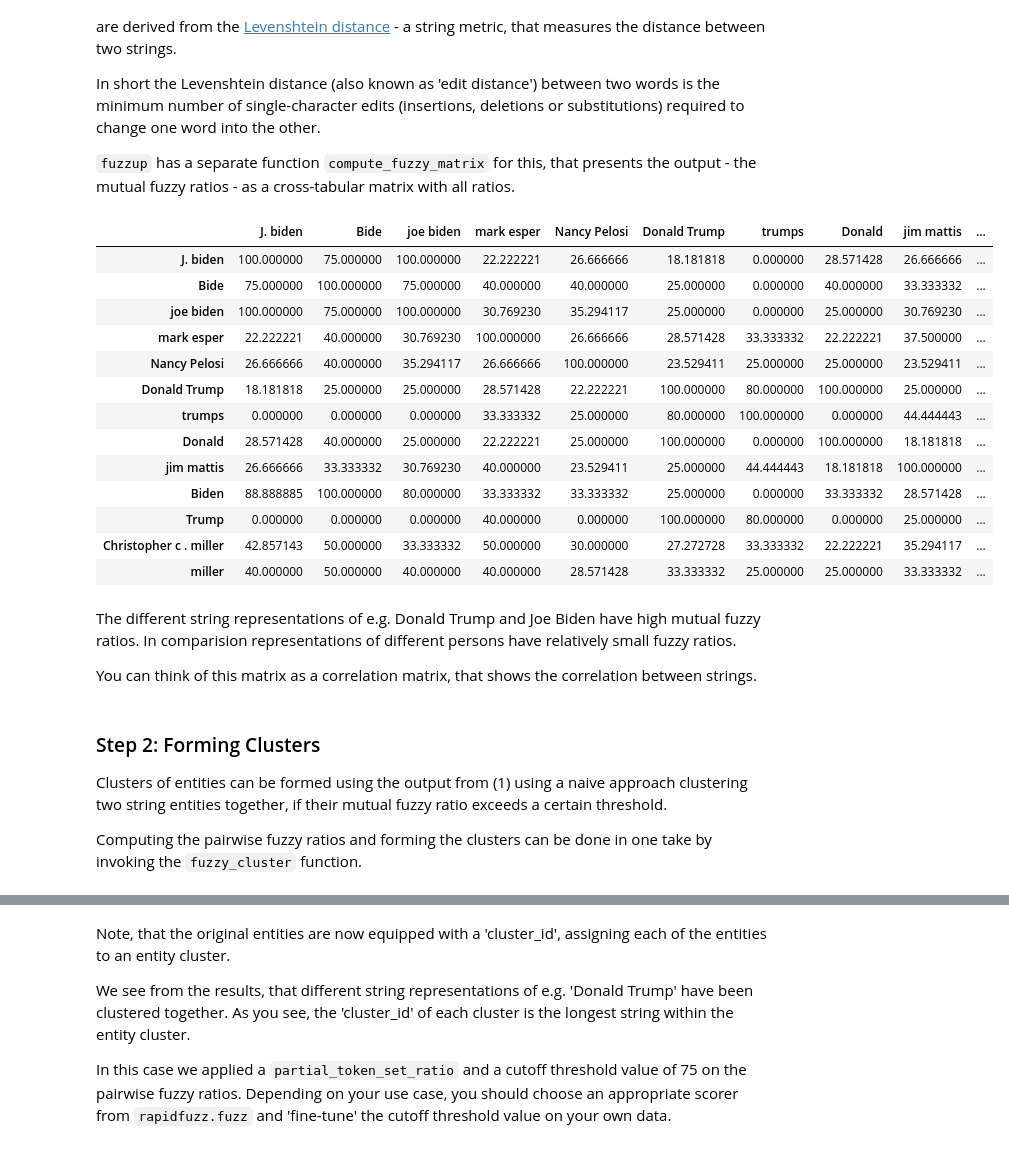
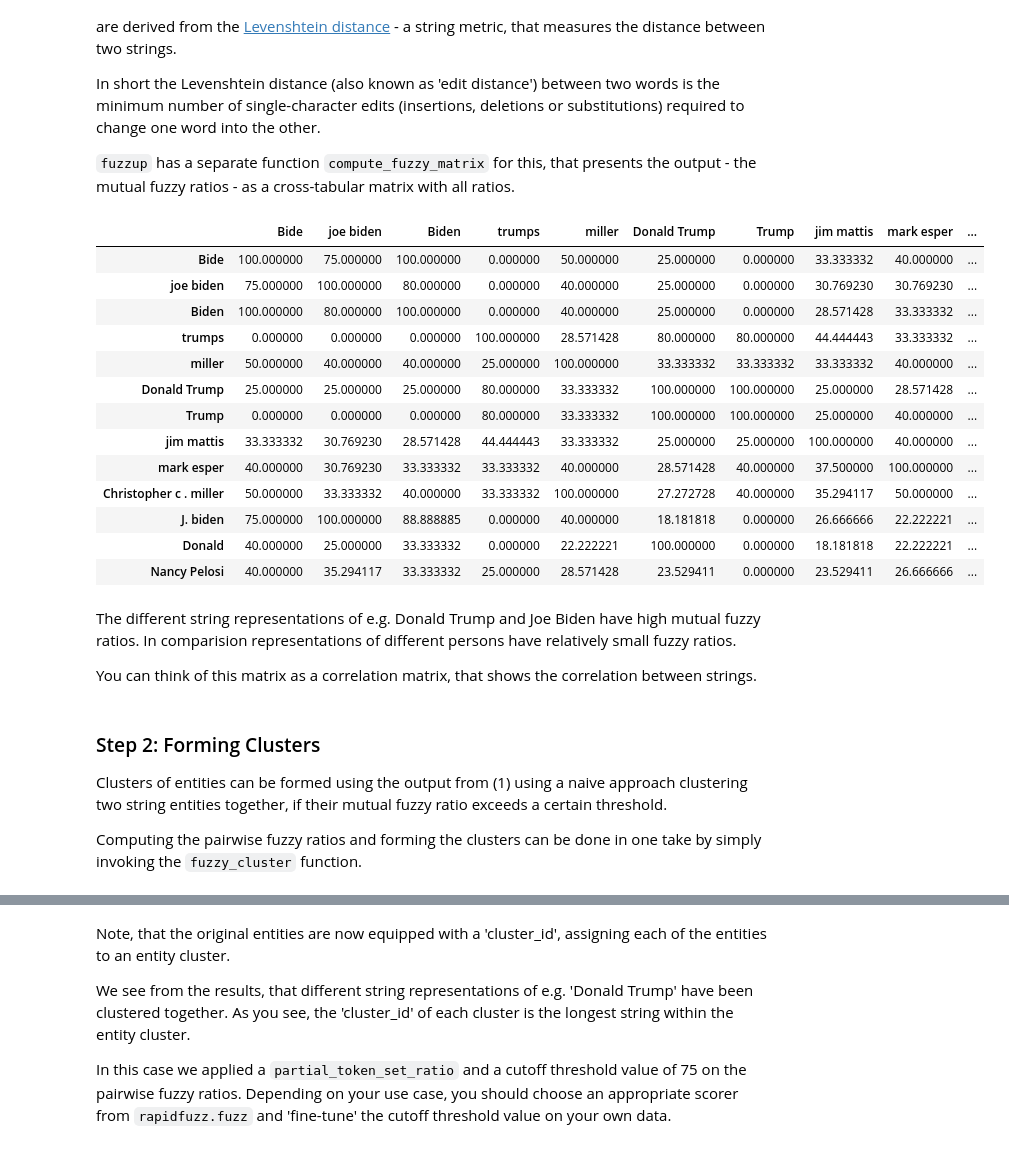
Before and after one commit to ebanalyse/fuzzup, a Jupyter notebook: docs/showcase.ipynb, the cells around one changed output, grey strips where cells are left out. Drawn from its saved outputs; the diff is of its cells as text; code cells hidden in the pictures.

```diff
--- a/docs/showcase.ipynb
+++ b/docs/showcase.ipynb
@@ -58,0 +34,3 @@ PERSONS_NER = PERSONS_NER.to_dict(orient="records")
+# %%
+PERSONS_NER = simulate_ner_data()
+pd.DataFrame.from_records(PERSONS_NER)
@@ -80,22 +77,23 @@ In short the Levenshtein distance (also known as 'edit distance') between two wo
 `fuzzup` has a separate function `compute_fuzzy_matrix` for this, that presents the output - the mutual fuzzy ratios - as a cross-tabular matrix with all ratios.
 # %%
 from fuzzup.fuzz import fuzzy_cluster
-compute_fuzzy_matrix(PERSONS, scorer=partial_token_set_ratio)
+persons = [x.get('word') for x in PERSONS_NER]
+compute_fuzzy_matrix(persons, scorer=partial_token_set_ratio)
 # %% [output]
-|  | J. biden | Bide | joe biden | mark esper | Nancy Pelosi | Donald Trump | trumps | Donald | jim mattis | ... |
-| J. biden | 100.000000 | 75.000000 | 100.000000 | 22.222221 | 26.666666 | 18.181818 | 0.000000 | 28.571428 | 26.666666 | ... |
-| Bide | 75.000000 | 100.000000 | 75.000000 | 40.000000 | 40.000000 | 25.000000 | 0.000000 | 40.000000 | 33.333332 | ... |
-| joe biden | 100.000000 | 75.000000 | 100.000000 | 30.769230 | 35.294117 | 25.000000 | 0.000000 | 25.000000 | 30.769230 | ... |
-| mark esper | 22.222221 | 40.000000 | 30.769230 | 100.000000 | 26.666666 | 28.571428 | 33.333332 | 22.222221 | 37.500000 | ... |
-| Nancy Pelosi | 26.666666 | 40.000000 | 35.294117 | 26.666666 | 100.000000 | 23.529411 | 25.000000 | 25.000000 | 23.529411 | ... |
-| Donald Trump | 18.181818 | 25.000000 | 25.000000 | 28.571428 | 22.222221 | 100.000000 | 80.000000 | 100.000000 | 25.000000 | ... |
-| trumps | 0.000000 | 0.000000 | 0.000000 | 33.333332 | 25.000000 | 80.000000 | 100.000000 | 0.000000 | 44.444443 | ... |
-| Donald | 28.571428 | 40.000000 | 25.000000 | 22.222221 | 25.000000 | 100.000000 | 0.000000 | 100.000000 | 18.181818 | ... |
-| jim mattis | 26.666666 | 33.333332 | 30.769230 | 40.000000 | 23.529411 | 25.000000 | 44.444443 | 18.181818 | 100.000000 | ... |
-| Biden | 88.888885 | 100.000000 | 80.000000 | 33.333332 | 33.333332 | 25.000000 | 0.000000 | 33.333332 | 28.571428 | ... |
-| Trump | 0.000000 | 0.000000 | 0.000000 | 40.000000 | 0.000000 | 100.000000 | 80.000000 | 0.000000 | 25.000000 | ... |
-| Christopher c . miller | 42.857143 | 50.000000 | 33.333332 | 50.000000 | 30.000000 | 27.272728 | 33.333332 | 22.222221 | 35.294117 | ... |
-| miller | 40.000000 | 50.000000 | 40.000000 | 40.000000 | 28.571428 | 33.333332 | 25.000000 | 25.000000 | 33.333332 | ... |
+|  | Bide | joe biden | Biden | trumps | miller | Donald Trump | Trump | jim mattis | mark esper | ... |
+| Bide | 100.000000 | 75.000000 | 100.000000 | 0.000000 | 50.000000 | 25.000000 | 0.000000 | 33.333332 | 40.000000 | ... |
+| joe biden | 75.000000 | 100.000000 | 80.000000 | 0.000000 | 40.000000 | 25.000000 | 0.000000 | 30.769230 | 30.769230 | ... |
+| Biden | 100.000000 | 80.000000 | 100.000000 | 0.000000 | 40.000000 | 25.000000 | 0.000000 | 28.571428 | 33.333332 | ... |
+| trumps | 0.000000 | 0.000000 | 0.000000 | 100.000000 | 28.571428 | 80.000000 | 80.000000 | 44.444443 | 33.333332 | ... |
+| miller | 50.000000 | 40.000000 | 40.000000 | 25.000000 | 100.000000 | 33.333332 | 33.333332 | 33.333332 | 40.000000 | ... |
+| Donald Trump | 25.000000 | 25.000000 | 25.000000 | 80.000000 | 33.333332 | 100.000000 | 100.000000 | 25.000000 | 28.571428 | ... |
+| Trump | 0.000000 | 0.000000 | 0.000000 | 80.000000 | 33.333332 | 100.000000 | 100.000000 | 25.000000 | 40.000000 | ... |
+| jim mattis | 33.333332 | 30.769230 | 28.571428 | 44.444443 | 33.333332 | 25.000000 | 25.000000 | 100.000000 | 40.000000 | ... |
+| mark esper | 40.000000 | 30.769230 | 33.333332 | 33.333332 | 40.000000 | 28.571428 | 40.000000 | 37.500000 | 100.000000 | ... |
+| Christopher c . miller | 50.000000 | 33.333332 | 40.000000 | 33.333332 | 100.000000 | 27.272728 | 40.000000 | 35.294117 | 50.000000 | ... |
+| J. biden | 75.000000 | 100.000000 | 88.888885 | 0.000000 | 40.000000 | 18.181818 | 0.000000 | 26.666666 | 22.222221 | ... |
+| Donald | 40.000000 | 25.000000 | 33.333332 | 0.000000 | 22.222221 | 100.000000 | 0.000000 | 18.181818 | 22.222221 | ... |
+| Nancy Pelosi | 40.000000 | 35.294117 | 33.333332 | 25.000000 | 28.571428 | 23.529411 | 0.000000 | 23.529411 | 26.666666 | ... |
 # %% [markdown]
 The different string representations of e.g. Donald Trump and Joe Biden have high mutual fuzzy ratios. In comparision representations of different persons have relatively small fuzzy ratios.
 
@@ -104,6 +102,6 @@ You can think of this matrix as a correlation matrix, that shows the correlation
 ### Step 2: Forming Clusters
 Clusters of entities can be formed using the output from (1) using a naive approach clustering two string entities together, if their mutual fuzzy ratio exceeds a certain threshold.
 
-Computing the pairwise fuzzy ratios and forming the clusters can be done in one take by invoking the `fuzzy_cluster` function.
+Computing the pairwise fuzzy ratios and forming the clusters can be done in one take by simply invoking the `fuzzy_cluster` function.
 # %%
 clusters, _ = fuzzy_cluster(PERSONS_NER,
```
Also changed, not shown: parts of 15 cells of this notebook, 7 other files.
